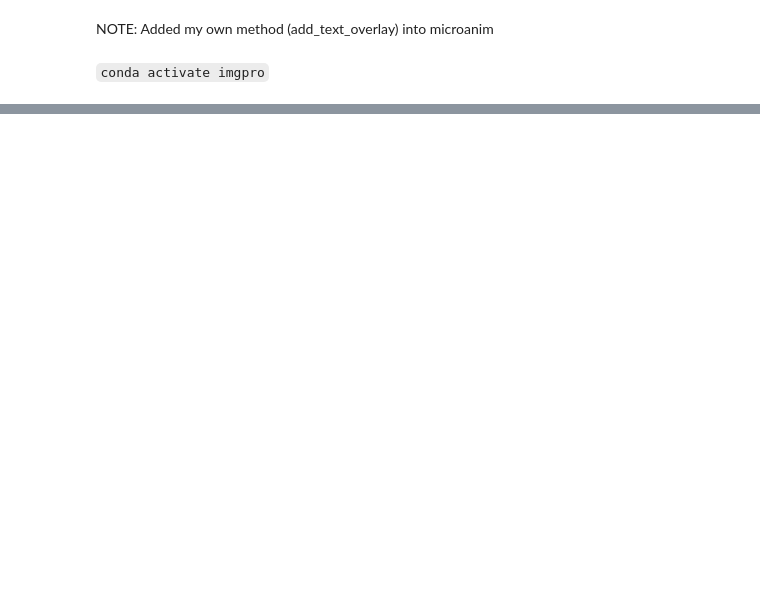
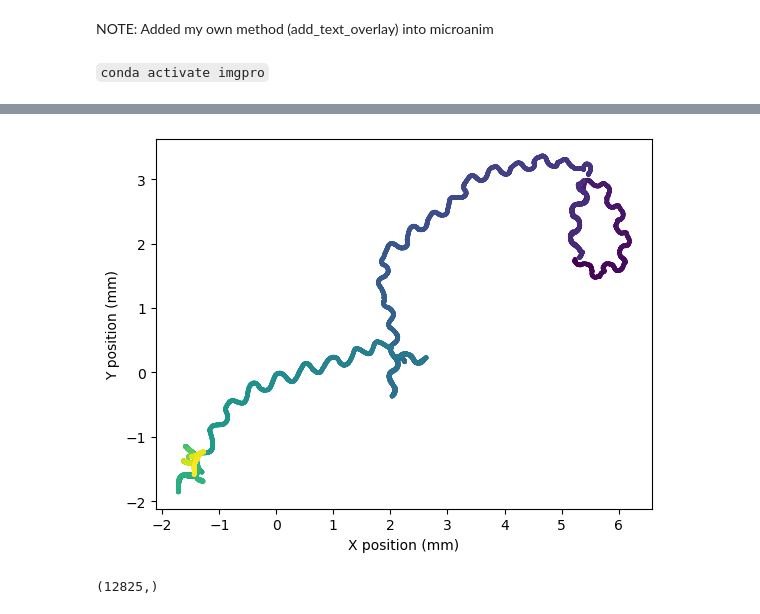
Before and after one commit to MunibH/g5ht-pipeline, a Jupyter notebook: view_h5_data.ipynb, the cells around one changed output, grey strips where cells are left out. Cells and saved outputs as stored; diff of their text form; code cells hidden in the pictures; blank space fills up the shorter version.

```diff
--- a/view_h5_data.ipynb
+++ b/view_h5_data.ipynb
@@ -107,0 +288,18 @@ IMAGEIO FFMPEG_WRITER WARNING: input image is not divisible by macro_block_size=
+# %%
+# plot stage position, color by time
+plt.figure()
+plt.scatter(pos_stage[:,0]/10000, pos_stage[:,1]/10000, c=np.linspace(0,1,pos_stage.shape[0]), cmap='viridis', s=5)
+plt.xlabel('X position (mm)')
+plt.ylabel('Y position (mm)')
+plt.show()
+# %% [output]
+[figure, added]
+# %%
+# calculate speed from pos_stage
+diffs = np.diff(pos_stage/10000, axis=0)  # shape (T-1, 2)
+distances = np.sqrt(diffs[:,0]**2 + diffs[:,1]**2)  # in mm
+time_diffs = 1.0 / fps  # in seconds
+speeds = distances / time_diffs  # in mm per second
+speeds.shape
+# %% [output]
+(12825,)
```
Also changed, not shown: parts of 32 cells of this notebook, 7 other files.
